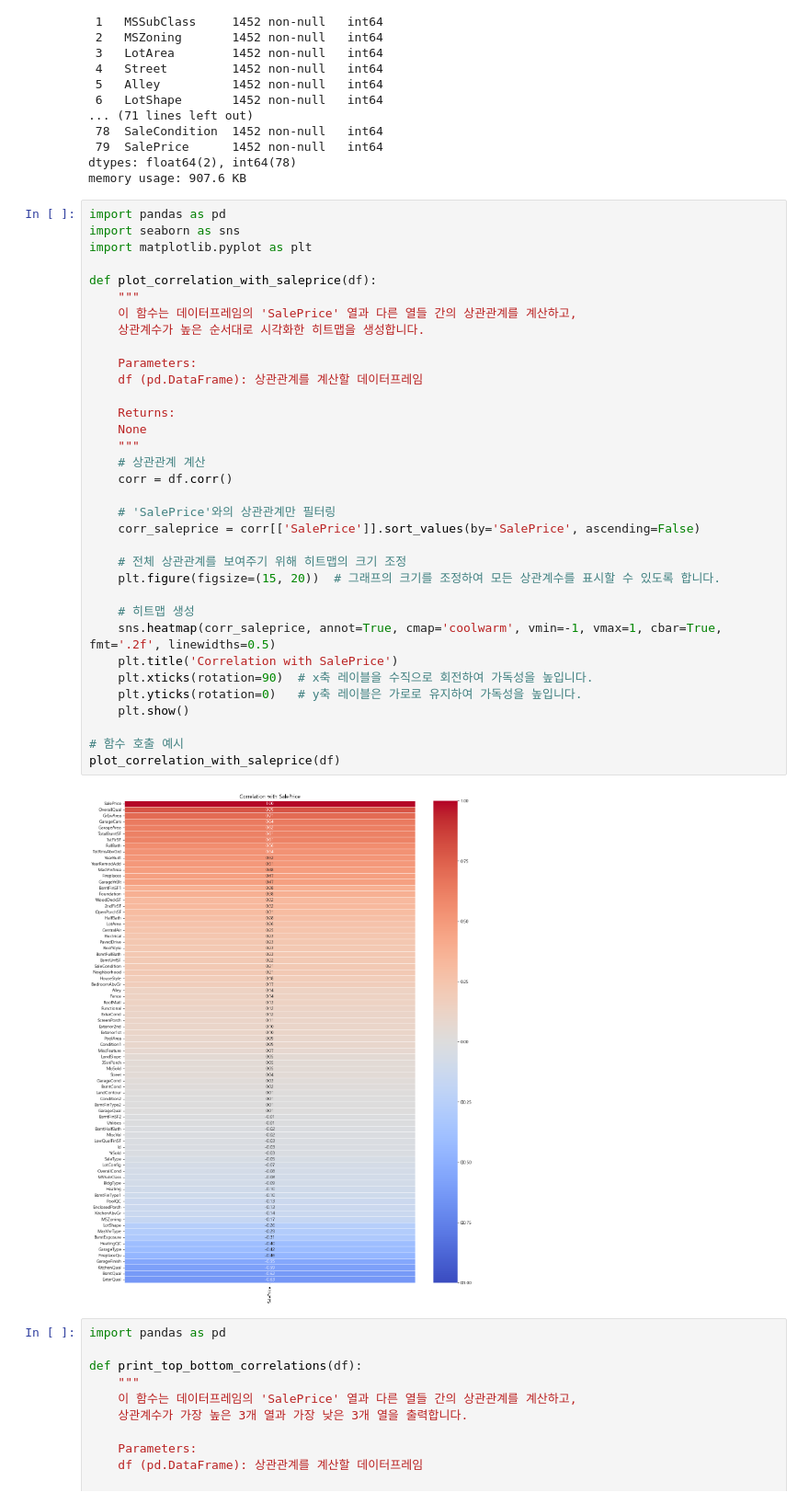
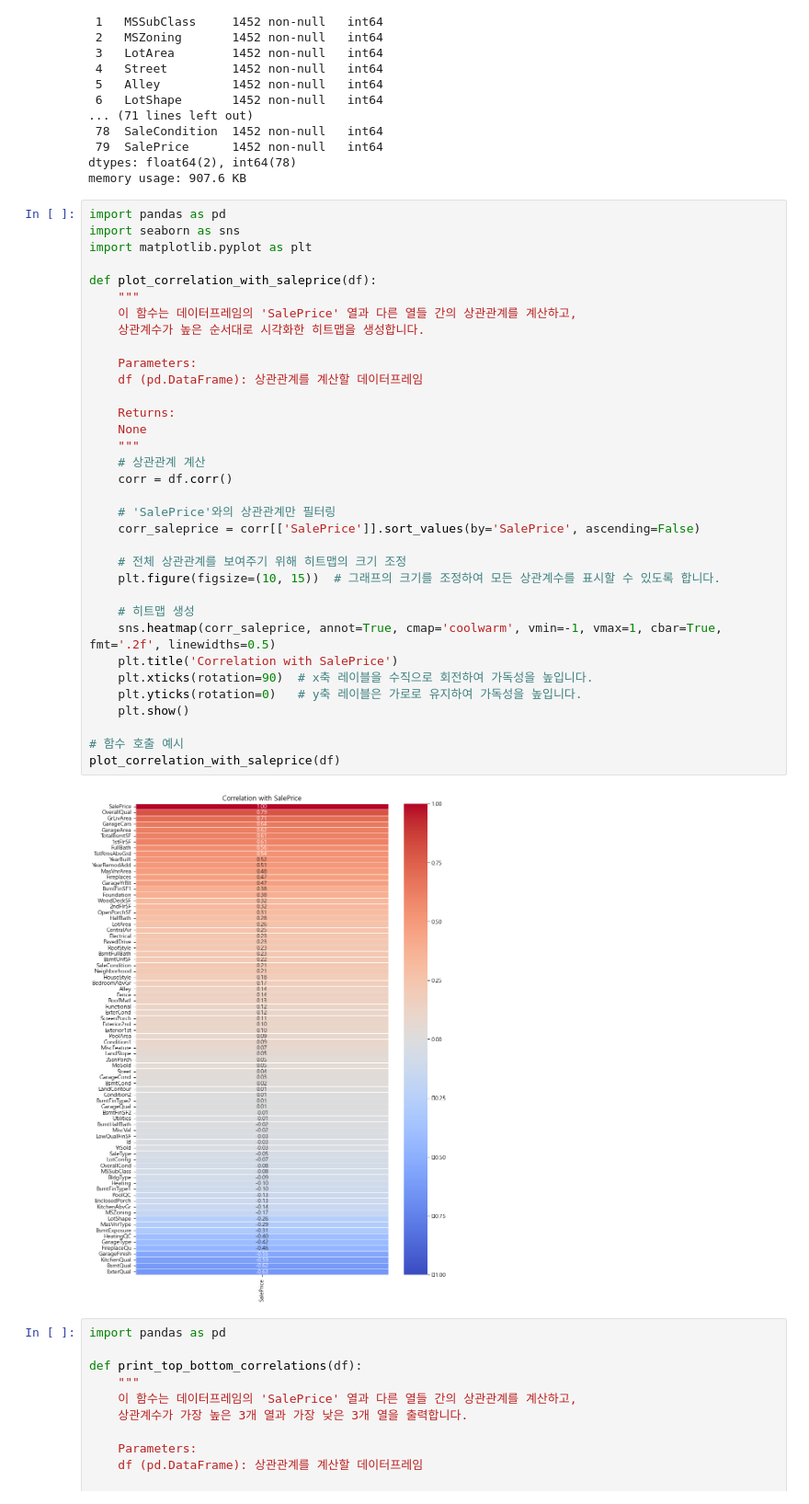
Before and after one commit to asdqew-a11/speed, a Jupyter notebook: 데이터 전처리/hitmap.ipynb, the cells around one changed output. Shown at 92% size. Drawn from its saved outputs; the diff is of its cells as text.

```diff
--- a/데이터 전처리/hitmap.ipynb
+++ b/데이터 전처리/hitmap.ipynb
@@ -36,35 +36,35 @@ import matplotlib.pyplot as plt
 
 def plot_correlation_with_saleprice(df):
     """
     이 함수는 데이터프레임의 'SalePrice' 열과 다른 열들 간의 상관관계를 계산하고,
     상관계수가 높은 순서대로 시각화한 히트맵을 생성합니다.
 
     Parameters:
     df (pd.DataFrame): 상관관계를 계산할 데이터프레임
 
     Returns:
     None
     """
     # 상관관계 계산
     corr = df.corr()
 
     # 'SalePrice'와의 상관관계만 필터링
     corr_saleprice = corr[['SalePrice']].sort_values(by='SalePrice', ascending=False)
 
     # 전체 상관관계를 보여주기 위해 히트맵의 크기 조정
-    plt.figure(figsize=(15, 20))  # 그래프의 크기를 조정하여 모든 상관계수를 표시할 수 있도록 합니다.
+    plt.figure(figsize=(10, 15))  # 그래프의 크기를 조정하여 모든 상관계수를 표시할 수 있도록 합니다.
 
     # 히트맵 생성
     sns.heatmap(corr_saleprice, annot=True, cmap='coolwarm', vmin=-1, vmax=1, cbar=True, fmt='.2f', linewidths=0.5)
     plt.title('Correlation with SalePrice')
     plt.xticks(rotation=90)  # x축 레이블을 수직으로 회전하여 가독성을 높입니다.
     plt.yticks(rotation=0)   # y축 레이블은 가로로 유지하여 가독성을 높입니다.
     plt.show()
 
 # 함수 호출 예시
 plot_correlation_with_saleprice(df)
 # %% [output]
-[figure, old version]
+[figure, new version]
 # %%
 import pandas as pd
 
```
Also changed, not shown: 1 other file.
